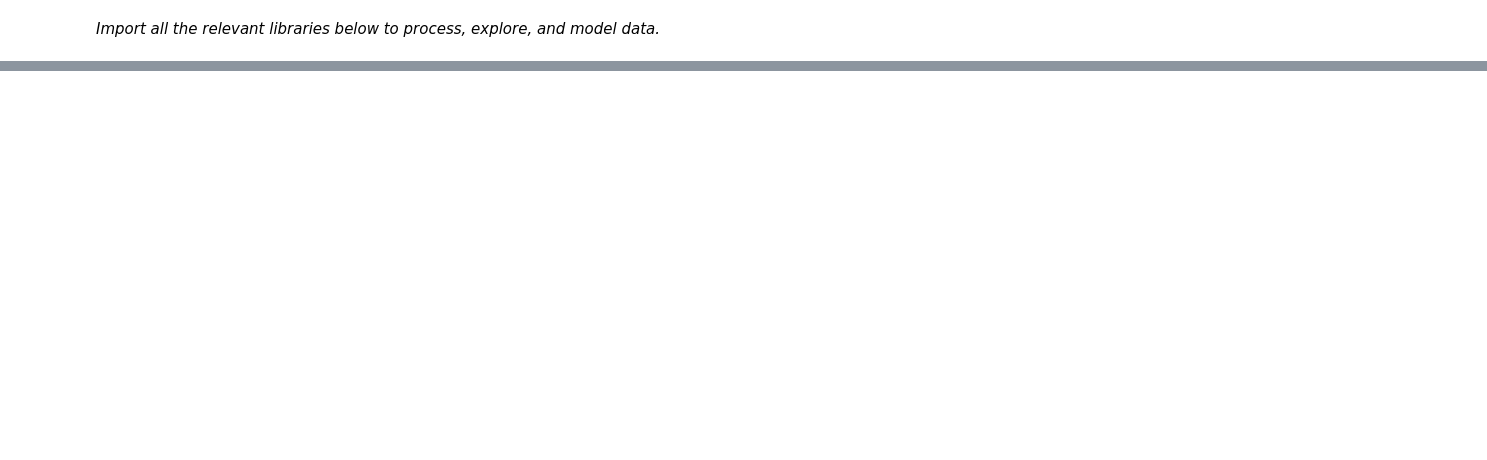
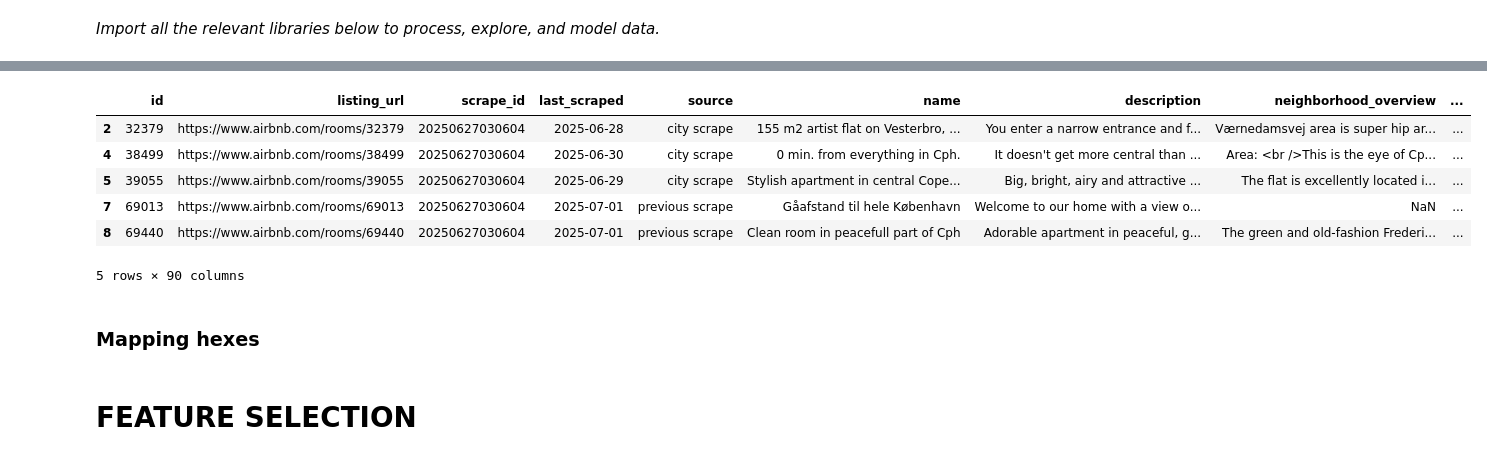
Before and after one commit to torbenbillow/CBS-AML-PROJECT, a Jupyter notebook: notebooks/00_welcome.ipynb, the cells around one changed output, grey strips where cells are left out. Saved outputs shown, nothing was run; the diff lists cells and outputs as text; code cells hidden in the pictures; blank space fills up the shorter version.

```diff
--- a/notebooks/00_welcome.ipynb
+++ b/notebooks/00_welcome.ipynb
@@ -37,0 +251,6 @@ df['price'] = df['price'].replace({'\\$': '', ',': ''}, regex=True).astype(float
+# %%
+# For missing tenure, we assume 0
+df['host_tenure_days'] = df['host_tenure_days'].fillna(0)
+
+# Flag for missing host_since
+df['host_since_missing'] = df['host_since'].isna().astype(int)
@@ -37,0 +259,8 @@ df['price'] = df['price'].replace({'\\$': '', ',': ''}, regex=True).astype(float
+# %%
+# Make flag for host about
+df['host_about_missing'] = df['host_about'].isna().astype(int)
+
+# Host about length
+df['host_about_length'] = df['host_about'].fillna('').str.len()
+
+# The host description feature itself will be dropped later as we are not doing any text analysis
@@ -37,0 +407,12 @@ df['price'] = df['price'].replace({'\\$': '', ',': ''}, regex=True).astype(float
+# %%
+joined.head()
+# %% [output]
+|  | id | listing_url | scrape_id | last_scraped | source | name | description | neighborhood_overview | ... |
+| 2 | 32379 | https://www.airbnb.com/rooms/32379 | 20250627030604 | 2025-06-28 | city scrape | 155 m2 artist flat on Vesterbro, ... | You enter a narrow entrance and f... | Værnedamsvej area is super hip ar... | ... |
+| 4 | 38499 | https://www.airbnb.com/rooms/38499 | 20250627030604 | 2025-06-30 | city scrape | 0 min. from everything in Cph. | It doesn't get more central than ... | Area: <br />This is the eye of Cp... | ... |
+| 5 | 39055 | https://www.airbnb.com/rooms/39055 | 20250627030604 | 2025-06-29 | city scrape | Stylish apartment in central Cope... | Big, bright, airy and attractive ... | The flat is excellently located i... | ... |
+| 7 | 69013 | https://www.airbnb.com/rooms/69013 | 20250627030604 | 2025-07-01 | previous scrape | Gåafstand til hele København | Welcome to our home with a view o... | NaN | ... |
+| 8 | 69440 | https://www.airbnb.com/rooms/69440 | 20250627030604 | 2025-07-01 | previous scrape | Clean room in peacefull part of Cph | Adorable apartment in peaceful, g... | The green and old-fashion Frederi... | ... |
+5 rows × 90 columns
+# %% [markdown]
+### Mapping hexes
@@ -37,0 +454,2 @@ df['price'] = df['price'].replace({'\\$': '', ',': ''}, regex=True).astype(float
+# %% [markdown]
+# FEATURE SELECTION
```
Also changed, not shown: parts of 48 cells of this notebook.
